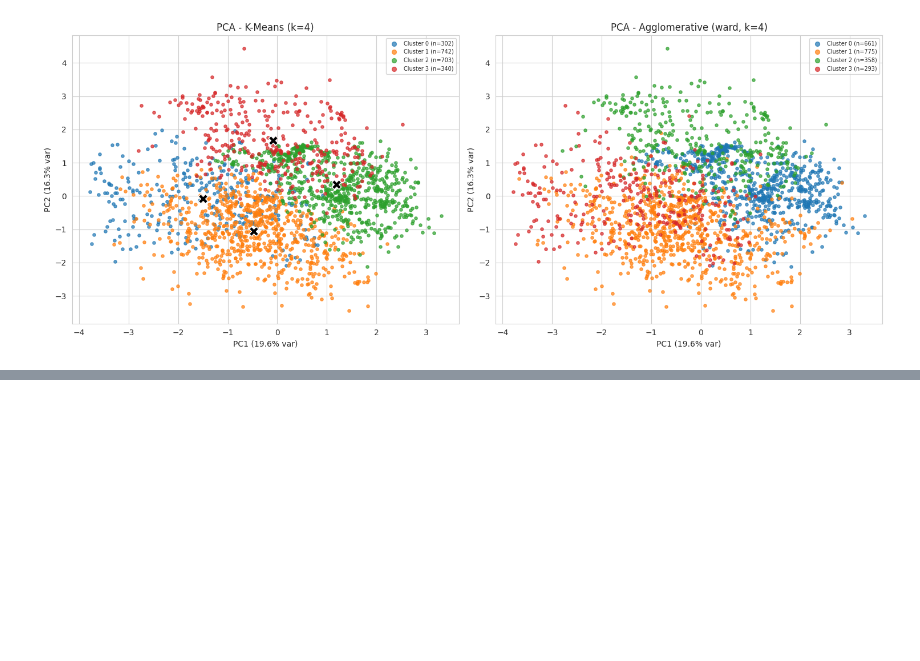
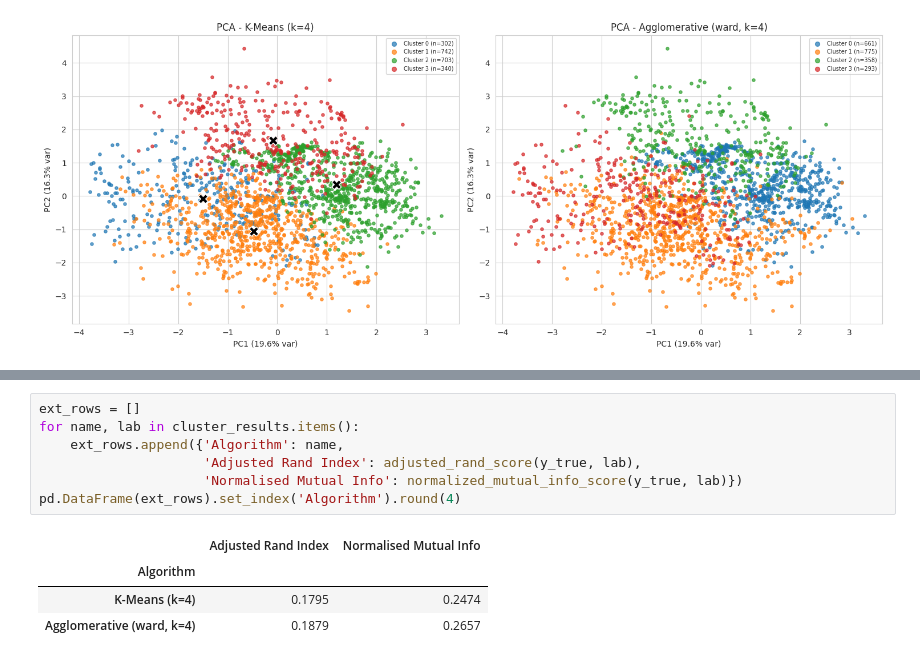
Before and after one commit to Isvarr/capstone_ml, a Jupyter notebook: clustering.ipynb, the cells around one changed output, grey strips where cells are left out. Drawn from its saved outputs; the diff is of its cells as text; blank space fills up the shorter version.

```diff
--- a/clustering.ipynb
+++ b/clustering.ipynb
@@ -353,0 +373,12 @@ plt.tight_layout(); plt.show()
+# %%
+ext_rows = []
+for name, lab in cluster_results.items():
+    ext_rows.append({'Algorithm': name,
+                     'Adjusted Rand Index': adjusted_rand_score(y_true, lab),
+                     'Normalised Mutual Info': normalized_mutual_info_score(y_true, lab)})
+pd.DataFrame(ext_rows).set_index('Algorithm').round(4)
+# %% [output]
+|  | Adjusted Rand Index | Normalised Mutual Info |
+| Algorithm |  |  |
+| K-Means (k=4) | 0.1795 | 0.2474 |
+| Agglomerative (ward, k=4) | 0.1879 | 0.2657 |
```
Also changed, not shown: parts of 5 cells of this notebook.
